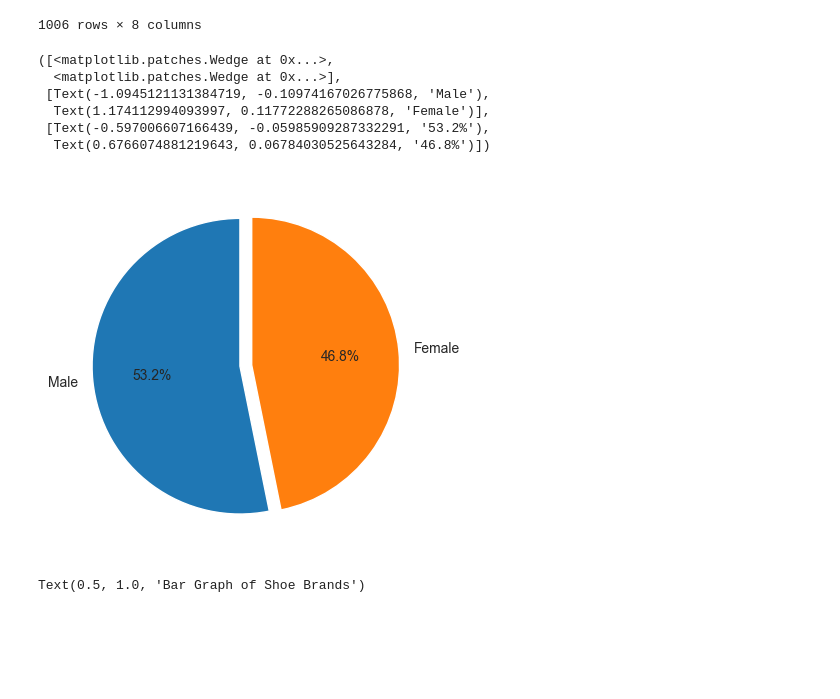
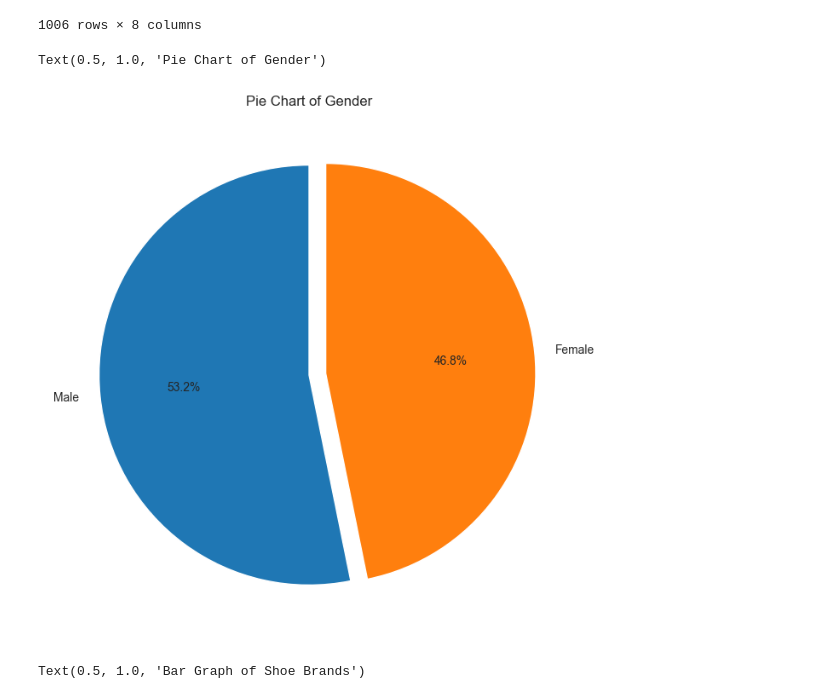
Before and after one commit to BishalJung7377/shoe_price, a Jupyter notebook: shoe_price.ipynb, the cells around one changed output. Saved outputs shown, nothing was run; the diff lists cells and outputs as text; code cells hidden in the pictures; blank space fills up the shorter version.

```diff
--- a/shoe_price.ipynb
+++ b/shoe_price.ipynb
@@ -237,17 +237,14 @@ df
 1006 rows × 8 columns
 # %%
 ## plotting a pie chart to show the number of genders present in the data
+plt.figure(figsize=(10,8))
 labels = ['Male', "Female"]
 explode = [0, 0.08]
 plt.pie(data=df, x = df["gender"].value_counts(), labels=labels,explode=explode, autopct='%1.1f%%', startangle=90)
+plt.title("Pie Chart of Gender")
 # %% [output]
-([<matplotlib.patches.Wedge at 0x...>,
-  <matplotlib.patches.Wedge at 0x...>],
- [Text(-1.0945121131384719, -0.10974167026775868, 'Male'),
-  Text(1.174112994093997, 0.11772288265086878, 'Female')],
- [Text(-0.597006607166439, -0.05985909287332291, '53.2%'),
-  Text(0.6766074881219643, 0.06784030525643284, '46.8%')])
+Text(0.5, 1.0, 'Pie Chart of Gender')
-[figure, old version]
+[figure, new version]
 # %%
 ## plotting a bar graph for the brand of the shoes
 plt.figure(figsize=(10,8))
```
Also changed, not shown: parts of 18 cells of this notebook.
